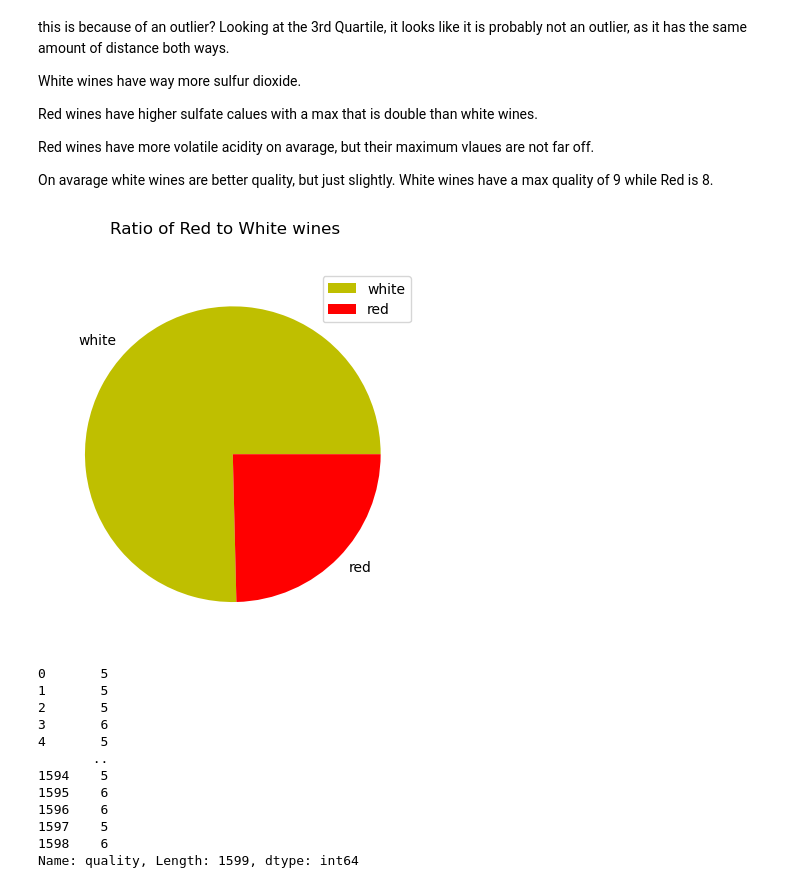
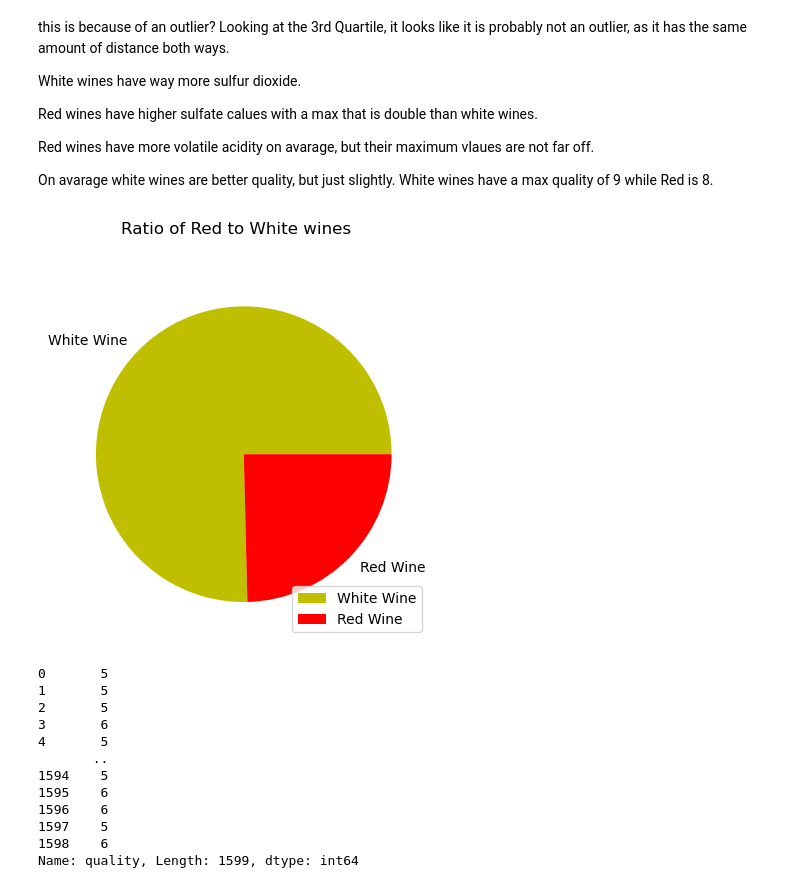
Before and after one commit to marcosmicozzi/Module01_Project02, a Jupyter notebook: m1p2s1.ipynb, the cells around one changed output. Cells and saved outputs as stored; diff of their text form; code cells hidden in the pictures.

```diff
--- a/m1p2s1.ipynb
+++ b/m1p2s1.ipynb
@@ -356,12 +356,12 @@ On avarage white wines are better quality, but just slightly. White wines have a
 import matplotlib.pyplot as plt
 import numpy as np
 # %%
-plt.pie(all_wines['wine_type'].value_counts(), colors= ('y', 'r'), labels=('white', 'red'))
+plt.pie(all_wines['wine_type'].value_counts(), colors= ('y', 'r'), labels=('White Wine', 'Red Wine'))
 plt.suptitle('Ratio of Red to White wines')
 plt.legend()
 plt.show()
 # %% [output]
-[figure, old version]
+[figure, new version]
 # %%
 red_wine['quality']
 # %% [output]
```
Also changed, not shown: parts of 30 cells of this notebook, 2 other files.
